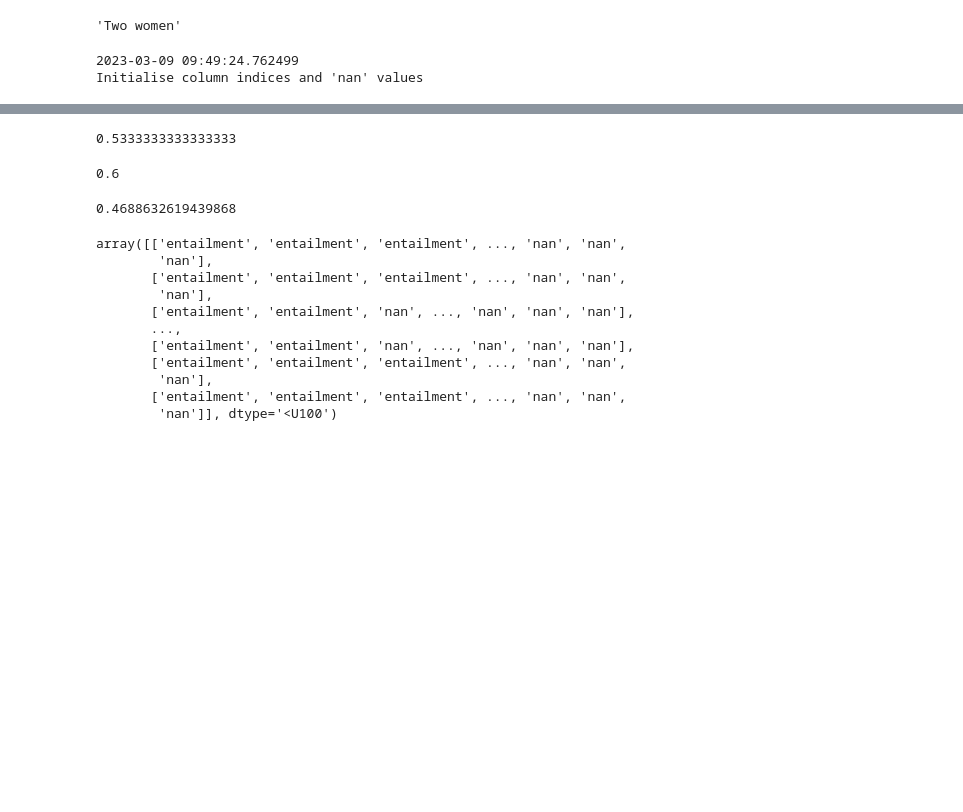
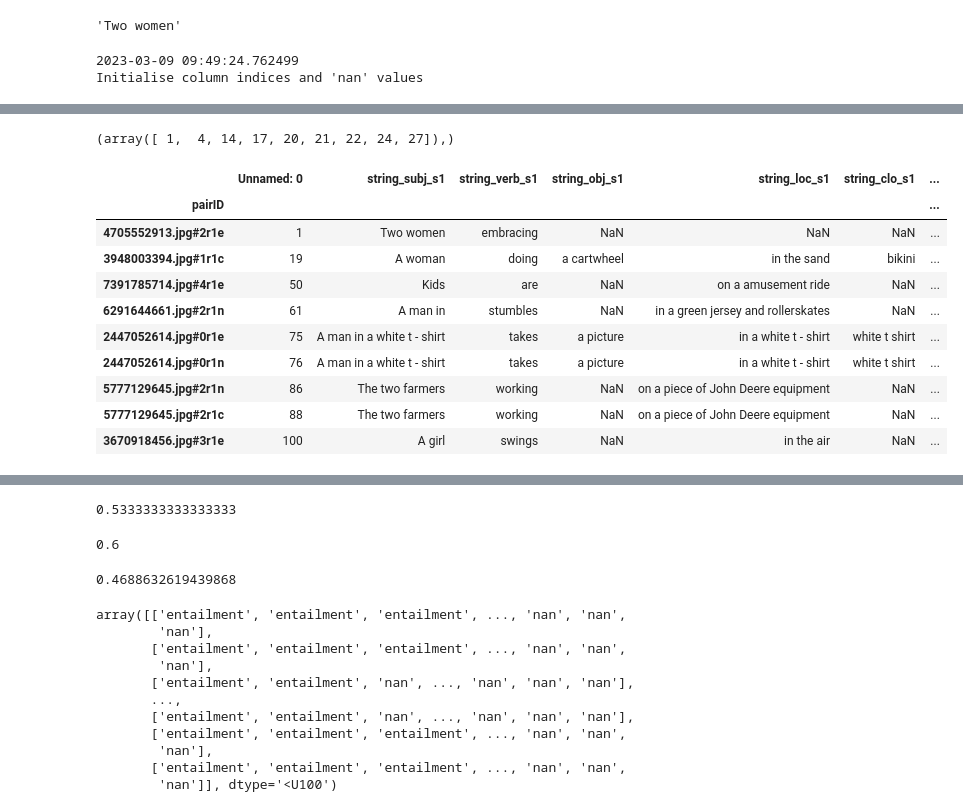
Before and after one commit to Marbr987/Hypothesis_Driven_Analysis_of_Self_Rationalising_Models, a Jupyter notebook: 04_BN_Explanations/generate_template_explanations.ipynb, the cells around one changed output, grey strips where cells are left out. Saved outputs shown, nothing was run; the diff lists cells and outputs as text; code cells hidden in the pictures; blank space fills up the shorter version.

```diff
--- a/04_BN_Explanations/generate_template_explanations.ipynb
+++ b/04_BN_Explanations/generate_template_explanations.ipynb
@@ -54,6 +54,21 @@ def predict_y_from_z(z):
             return 'neutral'
         else:
             raise ValueError(f"z can only have values 'entailment', 'contradiction', or 'neutral' but is {z}")
+# %%
+def predict_y_from_z(z):
+    if len(z.shape) > 1:
+        z = pd.DataFrame(z)
+        res = z.apply(predict_y_from_z, axis=1)
+        return res.to_numpy()
+    else:
+        if any(z == 'contradiction'):
+            return 'contradiction'
+        elif all([z[i] == 'nan' or pd.isnull(z[i]) or z[i] == 'entailment' for i in (0,6,12,18,24)]) and all(z != 'contradiction'):
+            return 'entailment'
+        elif any(z == 'neutral') and all(z != 'contradiction'):
+            return 'neutral'
+        else:
+            raise ValueError(f"z can only have values 'entailment', 'contradiction', or 'neutral' but is {z}")
 # %%
 clf = list()
 for i in range(25):
@@ -176,0 +224,18 @@ array(['entailment', 'neutral', nan, 'neutral', nan, 'neutral',
+# %%
+np.where(y_hat[:30] != y_hat_human_pred)
+# %% [output]
+(array([ 1,  4, 14, 17, 20, 21, 22, 24, 27]),)
+# %%
+dev_subphrases.iloc[np.where(y_hat[:30] != y_hat_human_pred)]
+# %% [output]
+|  | Unnamed: 0 | string_subj_s1 | string_verb_s1 | string_obj_s1 | string_loc_s1 | string_clo_s1 | ... |
+| pairID |  |  |  |  |  |  | ... |
+| 4705552913.jpg#2r1e | 1 | Two women | embracing | NaN | NaN | NaN | ... |
+| 3948003394.jpg#1r1c | 19 | A woman | doing | a cartwheel | in the sand | bikini | ... |
+| 7391785714.jpg#4r1e | 50 | Kids | are | NaN | on a amusement ride | NaN | ... |
+| 6291644661.jpg#2r1n | 61 | A man in | stumbles | NaN | in a green jersey and rollerskates | NaN | ... |
+| 2447052614.jpg#0r1e | 75 | A man in a white t - shirt | takes | a picture | in a white t - shirt | white t shirt | ... |
+| 2447052614.jpg#0r1n | 76 | A man in a white t - shirt | takes | a picture | in a white t - shirt | white t shirt | ... |
+| 5777129645.jpg#2r1n | 86 | The two farmers | working | NaN | on a piece of John Deere equipment | NaN | ... |
+| 5777129645.jpg#2r1c | 88 | The two farmers | working | NaN | on a piece of John Deere equipment | NaN | ... |
+| 3670918456.jpg#3r1e | 100 | A girl | swings | NaN | in the air | NaN | ... |
```
Also changed, not shown: parts of 9 cells of this notebook, 5 other files.
